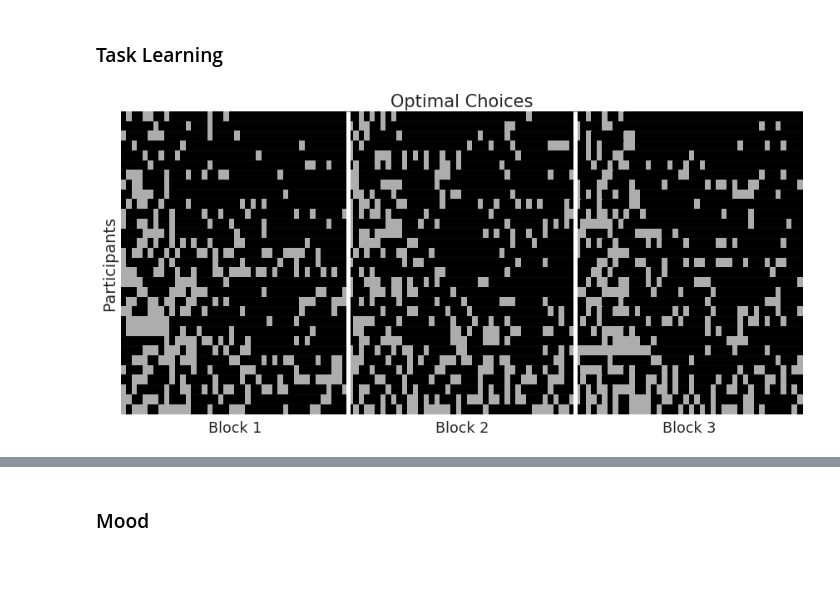
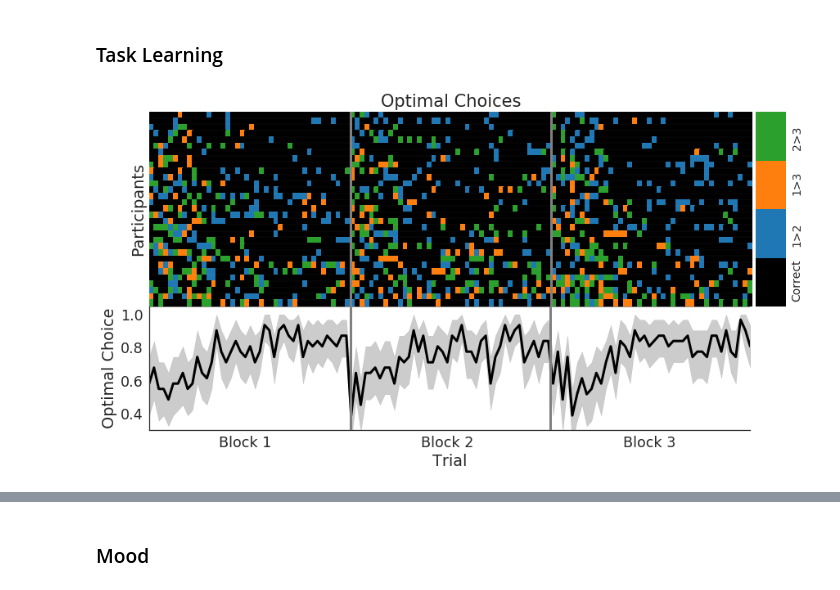
Before and after one commit to szorowi1/pni-rotations, a Jupyter notebook: primary_analysis.ipynb, the cells around one changed output, grey strips where cells are left out. Cells and saved outputs as stored; diff of their text form; code cells hidden in the pictures.

```diff
--- a/primary_analysis.ipynb
+++ b/primary_analysis.ipynb
@@ -94,45 +97,79 @@ plt.tight_layout()
 # %% [markdown]
 ### Task Learning
 # %%
-from matplotlib.colors import ListedColormap
-
 #~~~~~~~~~~~~~~~~~~~~~~~~~~~~~~~~~~~~~~~~~~#
 ### Prepare data.
 #~~~~~~~~~~~~~~~~~~~~~~~~~~~~~~~~~~~~~~~~~~#
 
-## Optimal choices.
+## Subset data to learning blocks.
 optimal_choice = data[data.Block<4].copy()
+
+## Re-code machines to range [1-3].
+optimal_choice[['M1','M2','Choice']] = np.where(optimal_choice[['M1','M2','Choice']] % 3,
+                                                optimal_choice[['M1','M2','Choice']] % 3, 3)
+
+## Re-code trials.
+optimal_choice['Trial'] += (optimal_choice['Block'] - 1) * optimal_choice['Trial'].max()
+
+## Find trials where optimal choice is made.
 optimal_choice['Optimal'] = np.equal(optimal_choice['Choice'],
                                      optimal_choice[['M1','M2']].max(axis=1))
+
+## Classify errors.
+optimal_choice['Error'] = np.where(optimal_choice['Optimal'],
+                                   optimal_choice['Optimal'],
+                                   optimal_choice[['M1','M2']].sum(axis=1)-1)
 
 ## Define metadata.
 n_subjects = optimal_choice.Datetime.unique().size
 n_trials = optimal_choice.Trial.max()
-n_blocks = optimal_choice.Block.max()
 
-optimal_choice = optimal_choice.Optimal.values.reshape(n_subjects, n_blocks*n_trials).astype(int)
+errors = optimal_choice.Error.values.reshape(n_subjects, n_trials).astype(int)
 
 ## Sort.
-sort_ix = np.argsort(optimal_choice.mean(axis=-1))
-optimal_choice = optimal_choice[sort_ix[::-1]]
+sort_ix = np.argsort(errors.sum(axis=-1))
+errors = errors[sort_ix]
 
 #~~~~~~~~~~~~~~~~~~~~~~~~~~~~~~~~~~~~~~~~~~#
 ### Plotting.
 #~~~~~~~~~~~~~~~~~~~~~~~~~~~~~~~~~~~~~~~~~~#
 
-## Initialize canvas.
-fig, ax = plt.subplots(1,1,figsize=(12,6))
-cmap = ListedColormap(['#adadad','k'])
+## Initialize figure.
+fig = plt.figure(figsize=(12,6))
+
+## Initialize canvas and divider.
+gs = gridspec.GridSpec(1,1)
+gs.update(left=0.05, right=0.95, bottom=0.4, top=0.95, hspace=0, wspace=0)
+ax = plt.subplot(gs[0, 0])
+divider = make_axes_locatable(ax)
+cax = divider.append_axes("right", size="5%", pad=0.05)
 
 ## Plot.
-sns.heatmap(optimal_choice, cmap=cmap, cbar=False)
+cmap = ListedColormap(np.insert( sns.color_palette(n_colors=3).as_hex(), 0, 'k' ) )
+sns.heatmap(errors, cmap=cmap, cbar=True, ax=ax, cbar_ax=cax)
 
 ## Add info.
-ax.vlines(np.arange(1,n_blocks)*n_trials, 0, n_subjects, lw=5, color='w')
-ax.hlines(np.arange(n_subjects), 0, n_trials*n_blocks, lw=0.05, color='w')
-ax.set(xticks=[21,63,105], yticks=[], ylabel='Participants', title='Optimal Choices')
-ax.set_xticklabels(['Block 1', 'Block 2', 'Block 3'], rotation=0)
+ax.vlines([42,84], 0, n_subjects, lw=3, color='grey')
+ax.hlines(np.arange(n_subjects), 0, n_trials, lw=0.05, color='w')
+ax.set(xticks=[], yticks=[], ylabel='Participants', title='Optimal Choices')
 
-plt.tight_layout()
+## Update colorbar.
+cbar = ax.collections[0].colorbar
+cbar.set_ticks([1.4, 2.1, 2.9, 3.6])
+cbar.ax.set_yticklabels(['Correct', '1>2', '1>3', '2>3'], fontsize=14,
+                        rotation=90, va='center')
+
+## Initialize canvas.
+gs = gridspec.GridSpec(1,1)
+gs.update(left=0.05, right=0.9, bottom=0.05, top=0.4, hspace=0, wspace=0)
+ax = plt.subplot(gs[0, 0])
+
+## Plot mean accuracy.
+sns.lineplot('Trial','Optimal',data=optimal_choice, lw=3, color='k', ax=ax)
+ax.vlines([42.8, 84.4], 0.3, 1.05, lw=3, color='grey', zorder=10)
+ax.hlines(1.05, 1, n_trials, color='grey')
+ax.set(xlim=(1, n_trials), xticks=[21,63,105], xticklabels=['Block 1', 'Block 2', 'Block 3'],
+       ylim=(0.3, 1.05), ylabel='Optimal Choice')
+sns.despine(ax=ax)
 # %% [output]
-[figure, old version]
+[figure, new version]
```
Also changed, not shown: parts of 7 cells of this notebook, 2 other files.
